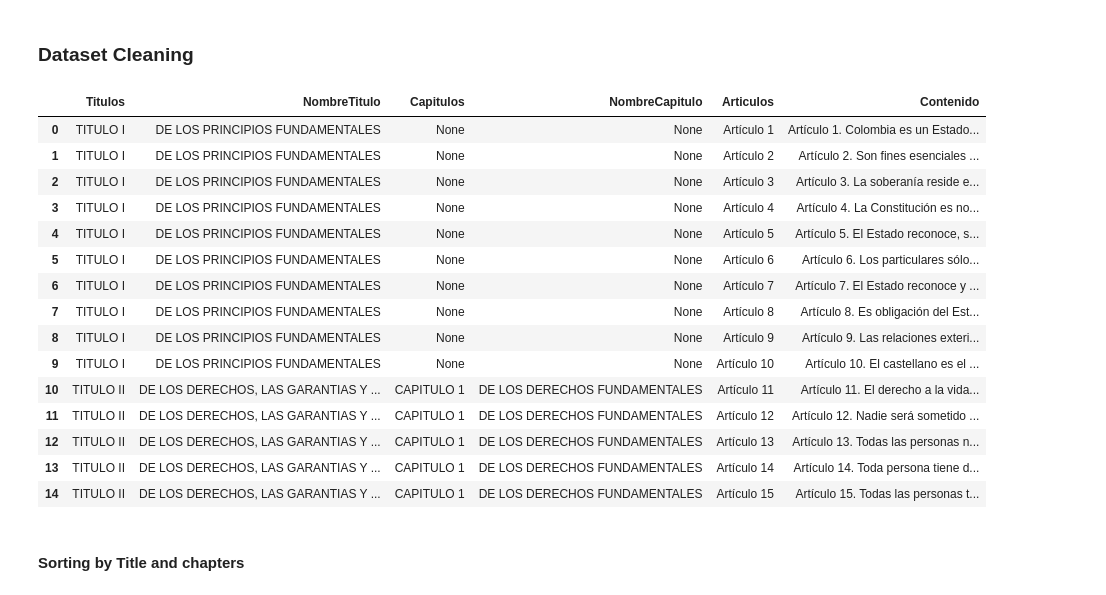
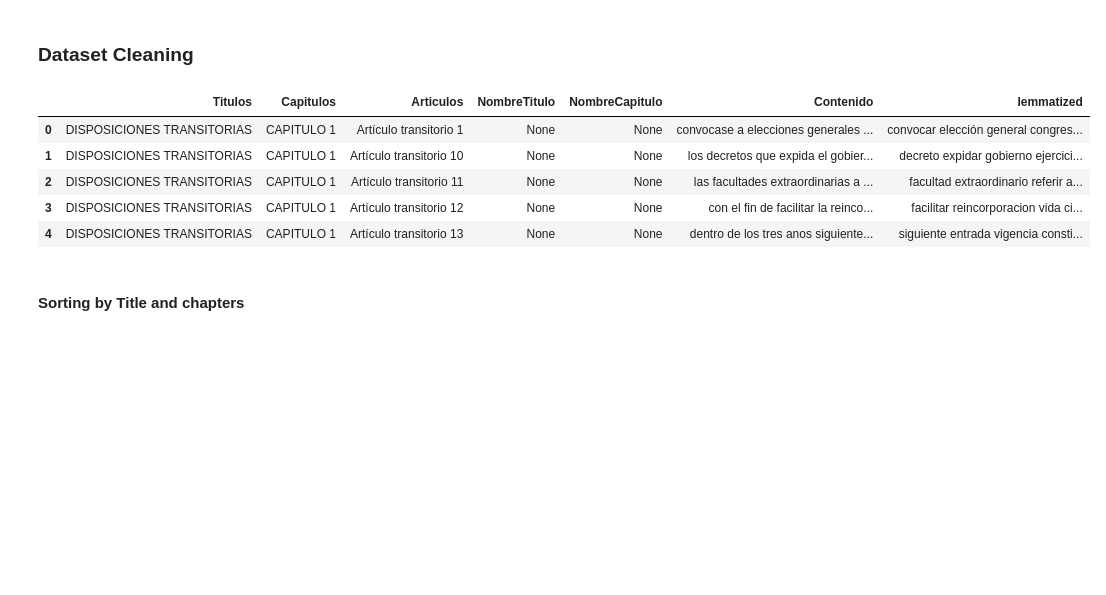
Before and after one commit to Edward-TL/LegalSearcher, a Jupyter notebook: Reports/report_1.ipynb, the cells around one changed output. Drawn from its saved outputs; the diff is of its cells as text; code cells hidden in the pictures; blank space fills up the shorter version.

```diff
--- a/Reports/report_1.ipynb
+++ b/Reports/report_1.ipynb
@@ -70,22 +69,12 @@ df['Contenido'] = df['Contenido'].str.join(',')
 # %%
-df.head(15)
+df.head()
 # %% [output]
-|  | Titulos | NombreTitulo | Capitulos | NombreCapitulo | Articulos | Contenido |
-| 0 | TITULO I | DE LOS PRINCIPIOS FUNDAMENTALES | None | None | Artículo 1 | Artículo 1. Colombia es un Estado... |
-| 1 | TITULO I | DE LOS PRINCIPIOS FUNDAMENTALES | None | None | Artículo 2 | Artículo 2. Son fines esenciales ... |
-| 2 | TITULO I | DE LOS PRINCIPIOS FUNDAMENTALES | None | None | Artículo 3 | Artículo 3. La soberanía reside e... |
-| 3 | TITULO I | DE LOS PRINCIPIOS FUNDAMENTALES | None | None | Artículo 4 | Artículo 4. La Constitución es no... |
-| 4 | TITULO I | DE LOS PRINCIPIOS FUNDAMENTALES | None | None | Artículo 5 | Artículo 5. El Estado reconoce, s... |
-| 5 | TITULO I | DE LOS PRINCIPIOS FUNDAMENTALES | None | None | Artículo 6 | Artículo 6. Los particulares sólo... |
-| 6 | TITULO I | DE LOS PRINCIPIOS FUNDAMENTALES | None | None | Artículo 7 | Artículo 7. El Estado reconoce y ... |
-| 7 | TITULO I | DE LOS PRINCIPIOS FUNDAMENTALES | None | None | Artículo 8 | Artículo 8. Es obligación del Est... |
-| 8 | TITULO I | DE LOS PRINCIPIOS FUNDAMENTALES | None | None | Artículo 9 | Artículo 9. Las relaciones exteri... |
-| 9 | TITULO I | DE LOS PRINCIPIOS FUNDAMENTALES | None | None | Artículo 10 | Artículo 10. El castellano es el ... |
-| 10 | TITULO II | DE LOS DERECHOS, LAS GARANTIAS Y ... | CAPITULO 1 | DE LOS DERECHOS FUNDAMENTALES | Artículo 11 | Artículo 11. El derecho a la vida... |
-| 11 | TITULO II | DE LOS DERECHOS, LAS GARANTIAS Y ... | CAPITULO 1 | DE LOS DERECHOS FUNDAMENTALES | Artículo 12 | Artículo 12. Nadie será sometido ... |
-| 12 | TITULO II | DE LOS DERECHOS, LAS GARANTIAS Y ... | CAPITULO 1 | DE LOS DERECHOS FUNDAMENTALES | Artículo 13 | Artículo 13. Todas las personas n... |
-| 13 | TITULO II | DE LOS DERECHOS, LAS GARANTIAS Y ... | CAPITULO 1 | DE LOS DERECHOS FUNDAMENTALES | Artículo 14 | Artículo 14. Toda persona tiene d... |
-| 14 | TITULO II | DE LOS DERECHOS, LAS GARANTIAS Y ... | CAPITULO 1 | DE LOS DERECHOS FUNDAMENTALES | Artículo 15 | Artículo 15. Todas las personas t... |
+|  | Titulos | Capitulos | Articulos | NombreTitulo | NombreCapitulo | Contenido | lemmatized |
+| 0 | DISPOSICIONES TRANSITORIAS | CAPITULO 1 | Artículo transitorio 1 | None | None | convocase a elecciones generales ... | convocar elección general congres... |
+| 1 | DISPOSICIONES TRANSITORIAS | CAPITULO 1 | Artículo transitorio 10 | None | None | los decretos que expida el gobier... | decreto expidar gobierno ejercici... |
+| 2 | DISPOSICIONES TRANSITORIAS | CAPITULO 1 | Artículo transitorio 11 | None | None | las facultades extraordinarias a ... | facultad extraordinario referir a... |
+| 3 | DISPOSICIONES TRANSITORIAS | CAPITULO 1 | Artículo transitorio 12 | None | None | con el fin de facilitar la reinco... | facilitar reincorporacion vida ci... |
+| 4 | DISPOSICIONES TRANSITORIAS | CAPITULO 1 | Artículo transitorio 13 | None | None | dentro de los tres anos siguiente... | siguiente entrada vigencia consti... |
 # %% [markdown]
 #### Sorting by  Title and chapters
 # %%
```
Also changed, not shown: parts of 13 cells of this notebook.
